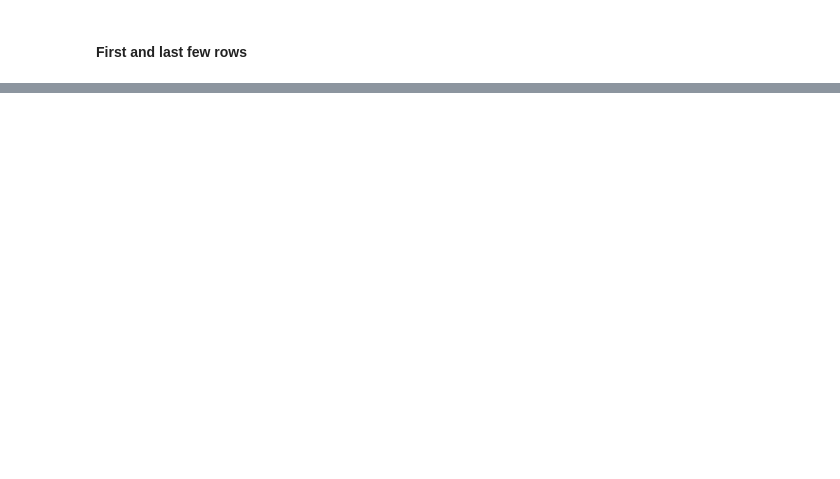
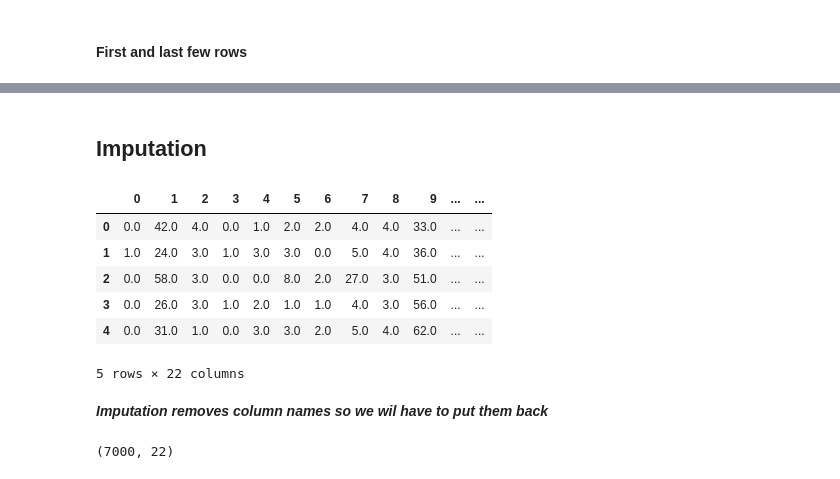
Before and after one commit to partha2000/Employee_attrition_rate_predictor, a Jupyter notebook: eda/EDA report made with kaggle.ipynb, the cells around one changed output, grey strips where cells are left out. Cells and saved outputs as stored; diff of their text form; code cells hidden in the pictures; blank space fills up the shorter version.

```diff
--- a/eda/EDA report made with kaggle.ipynb
+++ b/eda/EDA report made with kaggle.ipynb
@@ -88,0 +117,10 @@ training_dataframe.tail()
+# %%
+# Remove rows with missing target, separate target from predictors in training data
+X_train_full = training_dataframe
+
+X_train_full.dropna(axis=0, subset=['Attrition_rate'], inplace=True, how = "any")
+y_train_full = X_train_full.Attrition_rate
+X_train_full.drop(['Attrition_rate'], axis=1, inplace=True)
+
+
+X_train_full.head()
@@ -88,0 +138,7 @@ training_dataframe.tail()
+# %%
+X_valid_full = testing_dataframe
+
+labelEncoder = LabelEncoder()
+for col in object_cols:
+    X_train_full[col] = labelEncoder.fit_transform(X_train_full[col])
+    X_valid_full[col] = labelEncoder.transform(X_valid_full[col])
@@ -88,0 +167,26 @@ training_dataframe.tail()
+# %% [markdown]
+## Imputation
+# %%
+si = SimpleImputer(strategy='median')
+X_train_imputed = pd.DataFrame(si.fit_transform(X_train_full))
+# It is important to fit_transform the training data
+
+
+X_train_imputed.head()
+# %% [output]
+|  | 0 | 1 | 2 | 3 | 4 | 5 | 6 | 7 | 8 | 9 | ... | ... |
+| 0 | 0.0 | 42.0 | 4.0 | 0.0 | 1.0 | 2.0 | 2.0 | 4.0 | 4.0 | 33.0 | ... | ... |
+| 1 | 1.0 | 24.0 | 3.0 | 1.0 | 3.0 | 3.0 | 0.0 | 5.0 | 4.0 | 36.0 | ... | ... |
+| 2 | 0.0 | 58.0 | 3.0 | 0.0 | 0.0 | 8.0 | 2.0 | 27.0 | 3.0 | 51.0 | ... | ... |
+| 3 | 0.0 | 26.0 | 3.0 | 1.0 | 2.0 | 1.0 | 1.0 | 4.0 | 3.0 | 56.0 | ... | ... |
+| 4 | 0.0 | 31.0 | 1.0 | 0.0 | 3.0 | 3.0 | 2.0 | 5.0 | 4.0 | 62.0 | ... | ... |
+5 rows × 22 columns
+# %% [markdown]
+***Imputation removes column names so we wil have to put them back***
+# %%
+# Imputation removed column names; they have to be put back
+X_train_imputed.columns = X_train_full.columns
+# X_train_imputed.index = X_train_full.index
+print(X_train_imputed.shape)
+# %% [output]
+(7000, 22)
```
Also changed, not shown: parts of 17 cells of this notebook.
